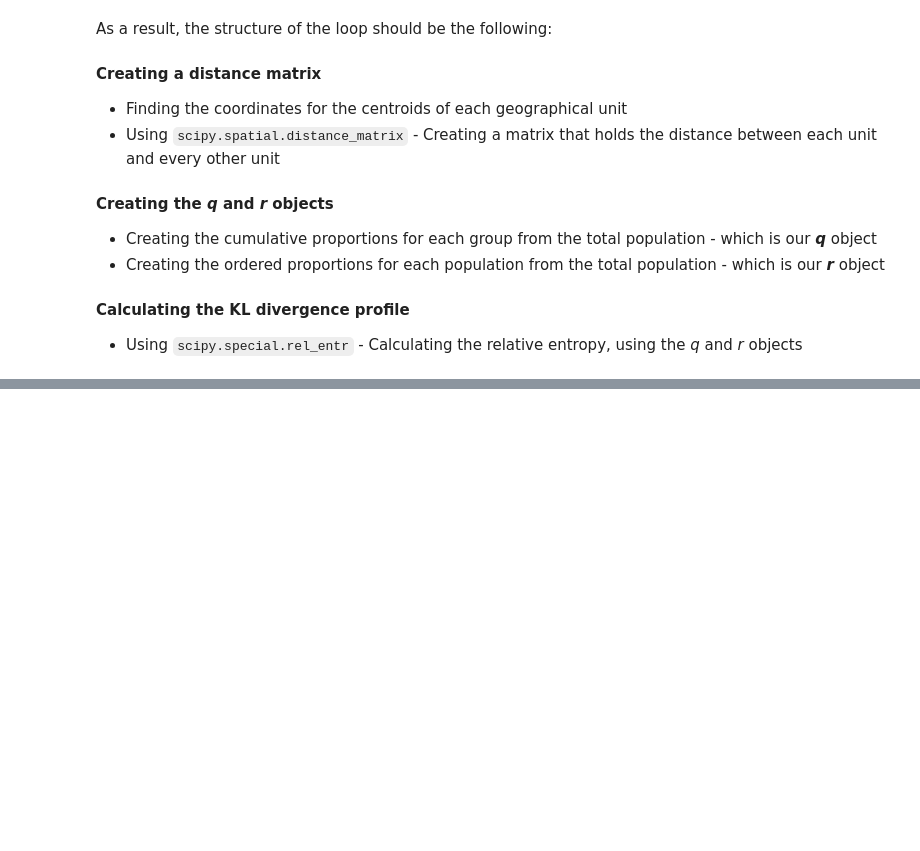
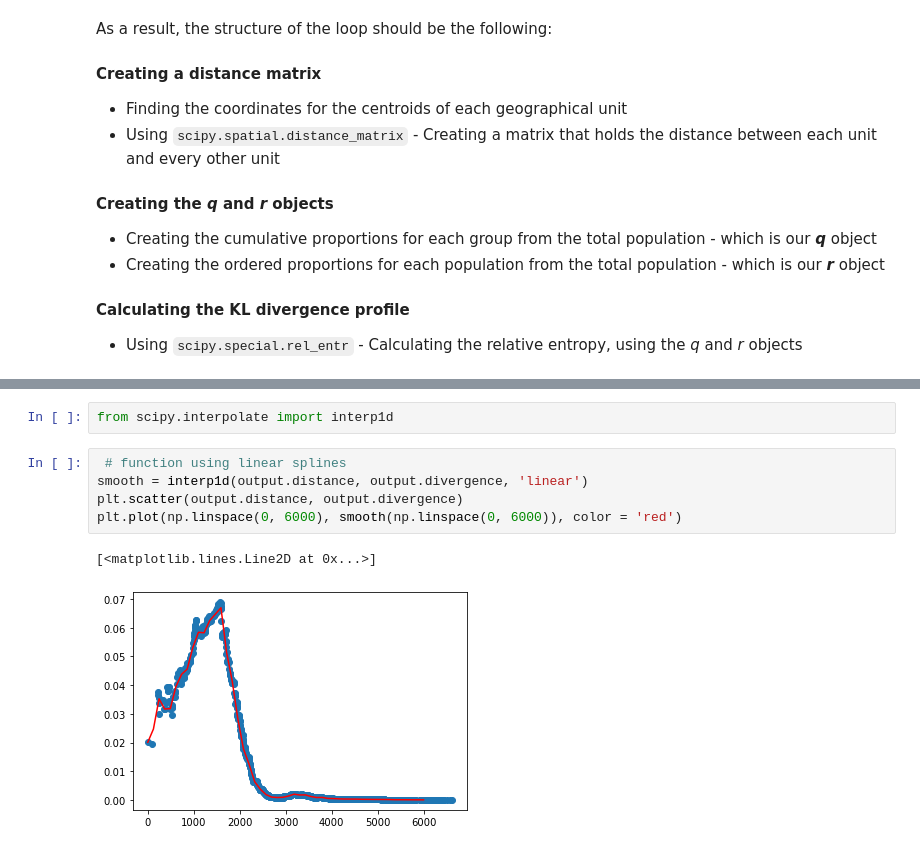
Before and after one commit to noahbouchier/GSoC-PySAL-21, a Jupyter notebook: Explanatory and Interactive Workbooks/kl_divergence.ipynb, the cells around one changed output, grey strips where cells are left out. Drawn from its saved outputs; the diff is of its cells as text; blank space fills up the shorter version.

```diff
--- a/Explanatory and Interactive Workbooks/kl_divergence.ipynb
+++ b/Explanatory and Interactive Workbooks/kl_divergence.ipynb
@@ -913,0 +1055,10 @@ So there we have the KL divergence profiles for the first four observations, out
+# %%
+from scipy.interpolate import interp1d
+# %%
+ # function using linear splines
+smooth = interp1d(output.distance, output.divergence, 'linear')
+plt.scatter(output.distance, output.divergence)
+plt.plot(np.linspace(0, 6000), smooth(np.linspace(0, 6000)), color = 'red')
+# %% [output]
+[<matplotlib.lines.Line2D at 0x...>]
+[figure, added]
```
Also changed, not shown: parts of 17 cells of this notebook, 1 other file.
